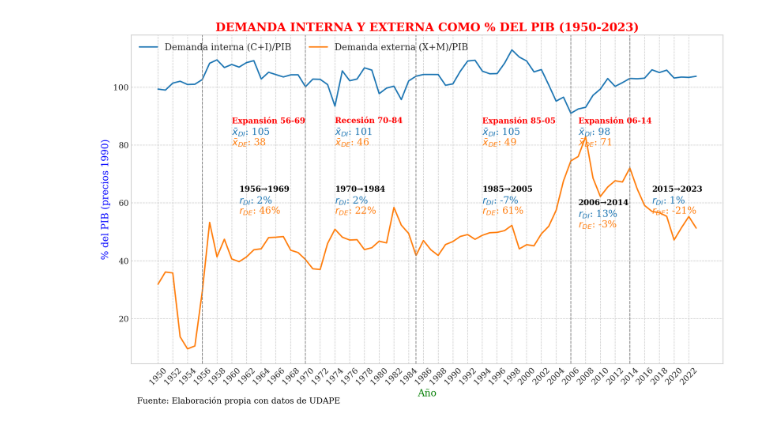
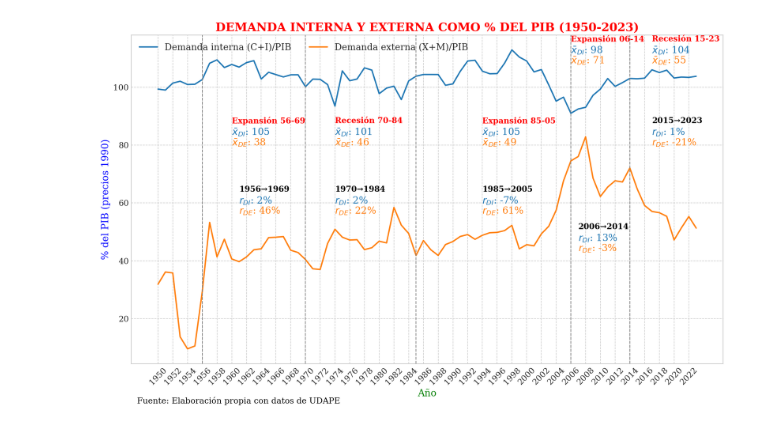
Before and after one commit to navi0369/proyectomacro, a Jupyter notebook: notebooks/tesis/serie_completa/pib/demanda_interna vs demanda_externa.ipynb, the cells around one changed output. Saved outputs shown, nothing was run; the diff lists cells and outputs as text; code cells hidden in the pictures.

```diff
--- a/notebooks/tesis/serie_completa/pib/demanda_interna vs demanda_externa.ipynb
+++ b/notebooks/tesis/serie_completa/pib/demanda_interna vs demanda_externa.ipynb
@@ -88,15 +88,15 @@ medias_offsets = {
     "Expansión 56-69": (1960, 0.76),
     "Recesión 70-84":  (1974, 0.76),
     "Expansión 85-05": (1994, 0.76),
-    "Expansión 06-14": (2007, 0.76),
-    "Recesión 15-24":  (2017, 0.76),
+    "Expansión 06-14": (2006, 1),
+    "Recesión 15-23":  (2017, 1),
 }
 tasas_offsets  = {
     "1956-1969": (1961, 0.56),
     "1970-1984": (1974, 0.56),
     "1985-2005": (1994, 0.56),
-    "2006-2014": (2007, 0.52),
-    "2015-2023": (2017, 0.56),
+    "2006-2014": (2007, 0.45),
+    "2015-2023": (2017, 0.76),
 }
 
 # ─────────────────────────────────────────────────────────────
@@ -111,31 +111,31 @@ fig, ax = init_base_plot(
 )
 
 add_hitos(ax, df.index, hitos_v_sin_crisis, hitos_offset)
 
 add_year_value_annotations(
     ax, df, annot_years, cols_componentes,
     annotation_offsets, colors
 )
 
 # Medias por ciclo
 y_max      = ax.get_ylim()[1]
 line_space = y_max * 0.03
 add_cycle_means_multi(
     ax, cycle_stats, medias_offsets,
     abbr, colors, line_space
 )
 
 # Tasas de crecimiento por periodo (opcional)
 add_period_growth_annotations_multi(
     ax, df, periodos, cols_componentes,
     tasas_offsets, colors, abbr
 )
 
 # ─────────────────────────────────────────────────────────────
 # 8. Guardar
 # ─────────────────────────────────────────────────────────────
 output_file = output_dir / "demanda_interna_externa_ratio.png"
 #plt.savefig(output_file)
 plt.show()
 # %% [output]
-[figure, old version]
+[figure, new version]
```
Also changed, not shown: parts of 1 cell of this notebook, 17 other files.
